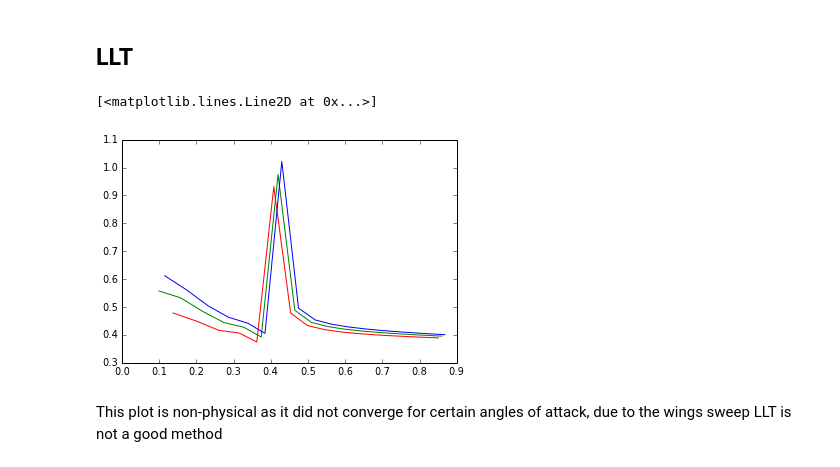
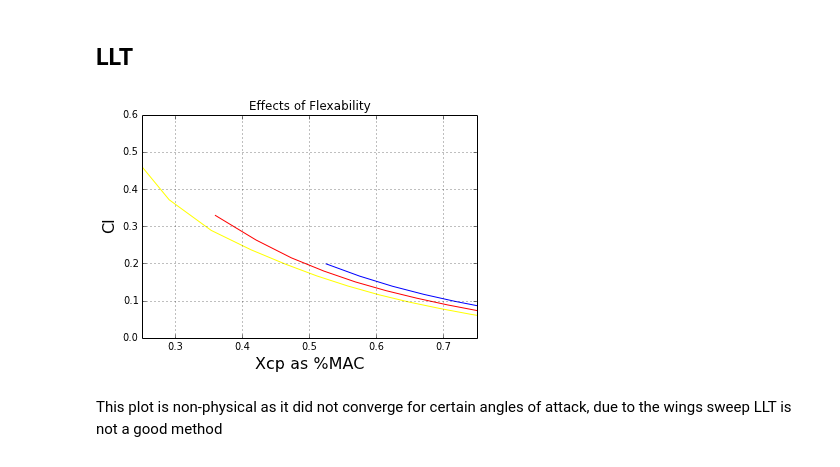
Before and after one commit to colinparker/Pterosaur, a Jupyter notebook: parker_pterosaur.ipynb, the cells around one changed output. Saved outputs shown, nothing was run; the diff lists cells and outputs as text; code cells hidden in the pictures.

```diff
--- a/parker_pterosaur.ipynb
+++ b/parker_pterosaur.ipynb
@@ -125,11 +143,12 @@ plt.plot(wing[27].Cl,-wing[27].Xcp/MAC[20],'blue')
 # %% [markdown]
 ## LLT
-# %%
-plt.plot(wing[28].Cl,-wing[28].Xcp/MAC[18],'red')
-plt.plot(wing[29].Cl,-wing[29].Xcp/MAC[19],'green')
-plt.plot(wing[30].Cl,-wing[30].Xcp/MAC[20],'blue')
-# %% [output]
-[<matplotlib.lines.Line2D at 0x...>]
-[figure, removed]
+# %%
+wing['5outLLT'].plot('blue','solid')
+plt.hold(True)
+wing['25outLLT'].plot('red','solid')
+plt.hold(True)
+wing['0inLLT'].plot('yellow','solid')
+# %% [output]
+[figure, added]
 # %% [markdown]
 This plot is non-physical as it did not converge for certain angles of attack, due to the wings sweep LLT is not a good method
```
Also changed, not shown: parts of 12 cells of this notebook.
